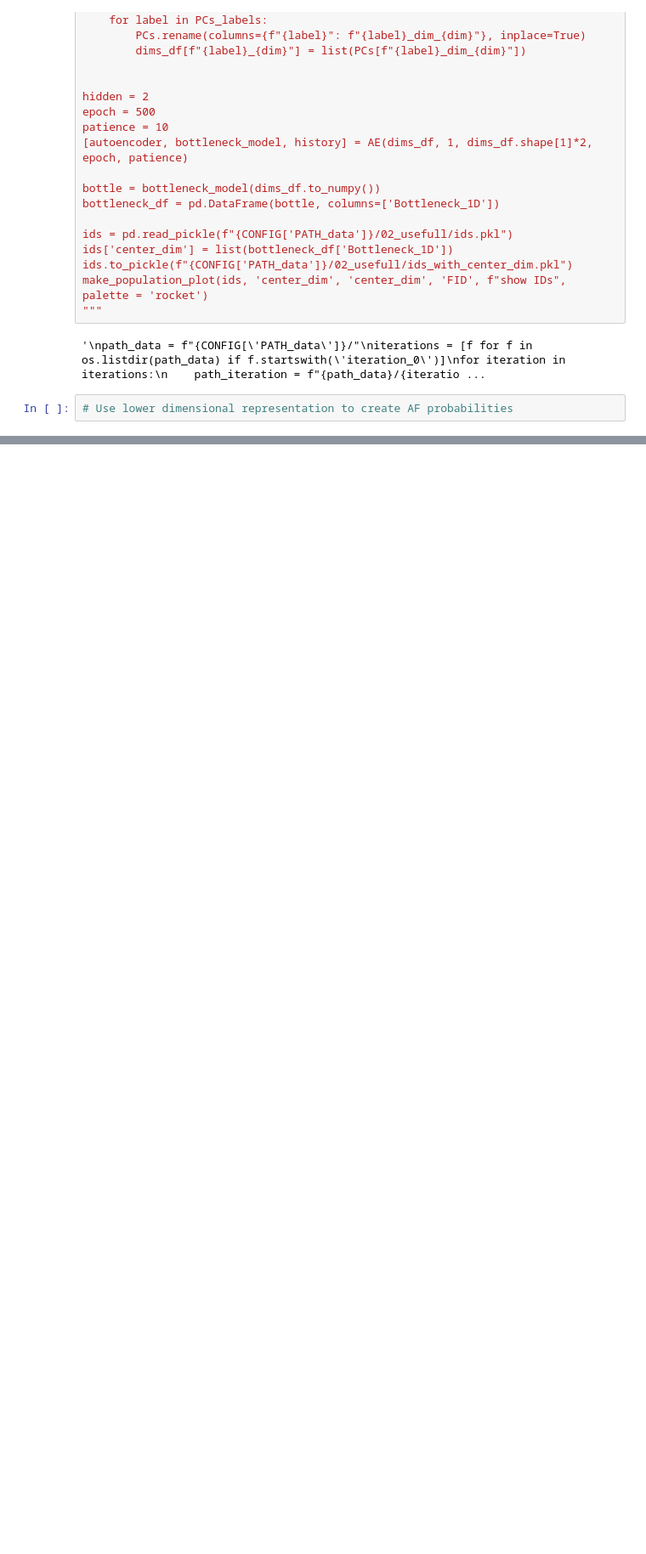
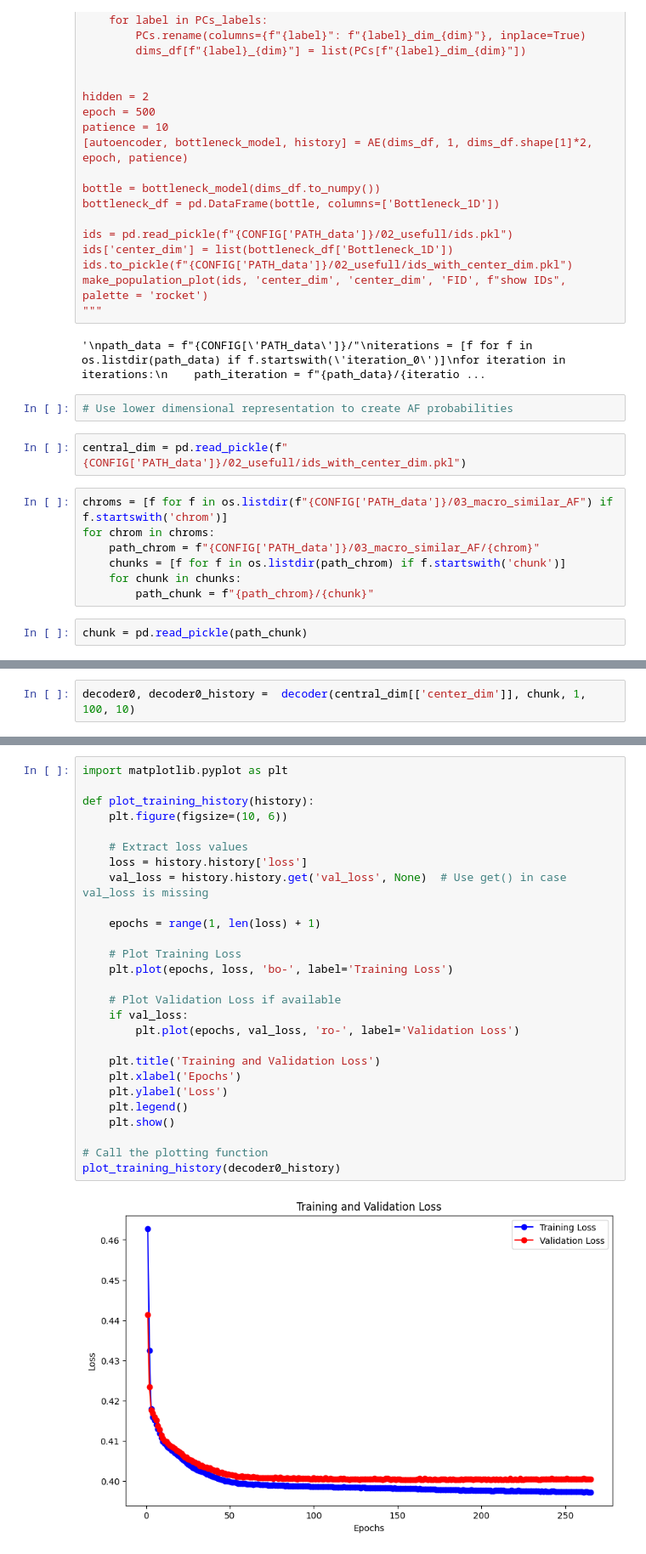
Before and after one commit to mat2m10/pca_projection, a Jupyter notebook: run_test.ipynb, the cells around one changed output, grey strips where cells are left out. Shown: that part at 85% size. Cells and saved outputs as stored; diff of their text form; blank space fills up the shorter version.

```diff
--- a/run_test.ipynb
+++ b/run_test.ipynb
@@ -213,3 +213,14 @@ make_population_plot(ids, 'center_dim', 'center_dim', 'FID', f"show IDs", palett
 '\npath_data = f"{CONFIG[\'PATH_data\']}/"\niterations = [f for f in os.listdir(path_data) if f.startswith(\'iteration_0\')]\nfor iteration in iterations:\n    path_iteration = f"{path_data}/{iteratio ...
 # %%
 # Use lower dimensional representation to create AF probabilities
+# %%
+central_dim = pd.read_pickle(f"{CONFIG['PATH_data']}/02_usefull/ids_with_center_dim.pkl")
+# %%
+chroms = [f for f in os.listdir(f"{CONFIG['PATH_data']}/03_macro_similar_AF") if f.startswith('chrom')]
+for chrom in chroms:
+    path_chrom = f"{CONFIG['PATH_data']}/03_macro_similar_AF/{chrom}"
+    chunks = [f for f in os.listdir(path_chrom) if f.startswith('chunk')]
+    for chunk in chunks:
+        path_chunk = f"{path_chrom}/{chunk}"
+# %%
+chunk = pd.read_pickle(path_chunk)
@@ -215,0 +282,2 @@ make_population_plot(ids, 'center_dim', 'center_dim', 'FID', f"show IDs", palett
+# %%
+decoder0, decoder0_history =  decoder(central_dim[['center_dim']], chunk, 1, 100, 10)
@@ -215,0 +286,29 @@ make_population_plot(ids, 'center_dim', 'center_dim', 'FID', f"show IDs", palett
+# %%
+import matplotlib.pyplot as plt
+
+def plot_training_history(history):
+    plt.figure(figsize=(10, 6))
+
+    # Extract loss values
+    loss = history.history['loss']
+    val_loss = history.history.get('val_loss', None)  # Use get() in case val_loss is missing
+
+    epochs = range(1, len(loss) + 1)
+
+    # Plot Training Loss
+    plt.plot(epochs, loss, 'bo-', label='Training Loss')
+
+    # Plot Validation Loss if available
+    if val_loss:
+        plt.plot(epochs, val_loss, 'ro-', label='Validation Loss')
+
+    plt.title('Training and Validation Loss')
+    plt.xlabel('Epochs')
+    plt.ylabel('Loss')
+    plt.legend()
+    plt.show()
+
+# Call the plotting function
+plot_training_history(decoder0_history)
+# %% [output]
+[figure, added]
```
Also changed, not shown: parts of 24 cells of this notebook.
